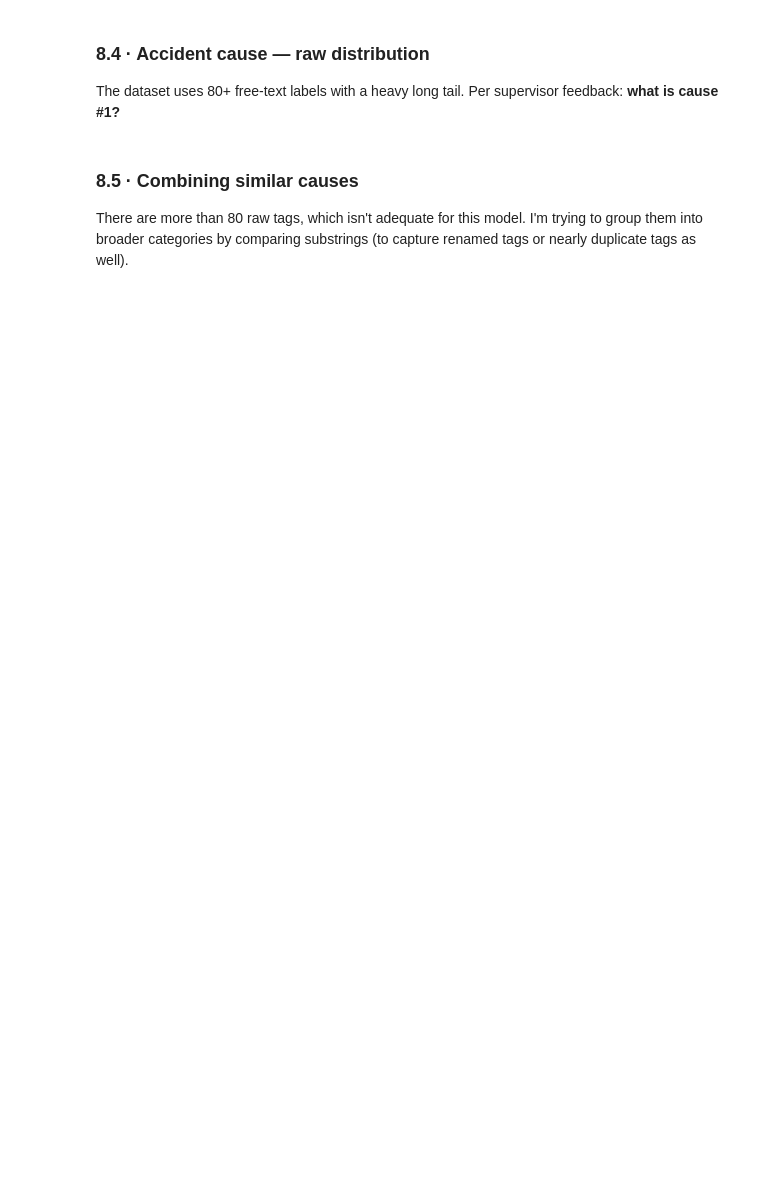
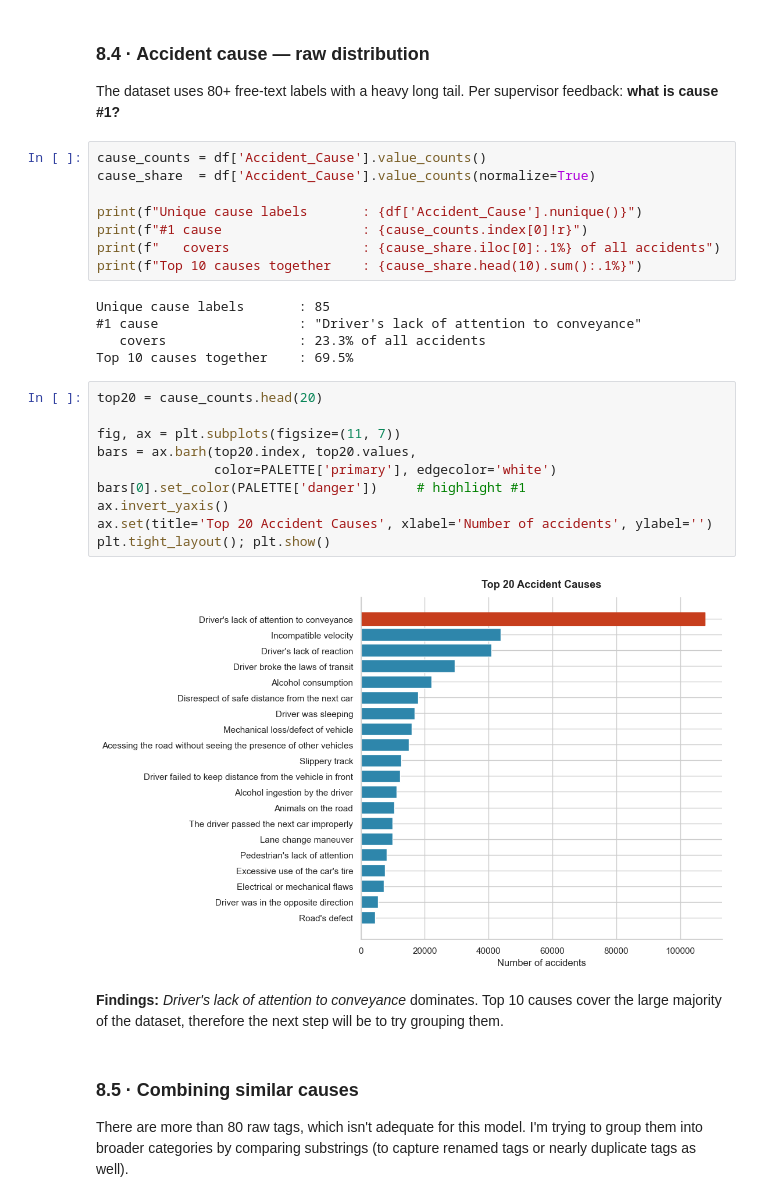
Before and after one commit to Aang1214/Dissertation, a Jupyter notebook: PollishedEDA.ipynb, the cells around one changed output. Cells and saved outputs as stored; diff of their text form; blank space fills up the shorter version.

```diff
--- a/PollishedEDA.ipynb
+++ b/PollishedEDA.ipynb
@@ -71,6 +327,33 @@ Two consistency checks:
 ### 8.4 · Accident cause — raw distribution
 
 The dataset uses 80+ free-text labels with a heavy long tail. Per supervisor feedback: **what is cause #1?**
+# %%
+cause_counts = df['Accident_Cause'].value_counts()
+cause_share  = df['Accident_Cause'].value_counts(normalize=True)
+
+print(f"Unique cause labels       : {df['Accident_Cause'].nunique()}")
+print(f"#1 cause                  : {cause_counts.index[0]!r}")
+print(f"   covers                 : {cause_share.iloc[0]:.1%} of all accidents")
+print(f"Top 10 causes together    : {cause_share.head(10).sum():.1%}")
+# %% [output]
+Unique cause labels       : 85
+#1 cause                  : "Driver's lack of attention to conveyance"
+   covers                 : 23.3% of all accidents
+Top 10 causes together    : 69.5%
+# %%
+top20 = cause_counts.head(20)
+
+fig, ax = plt.subplots(figsize=(11, 7))
+bars = ax.barh(top20.index, top20.values,
+               color=PALETTE['primary'], edgecolor='white')
+bars[0].set_color(PALETTE['danger'])     # highlight #1
+ax.invert_yaxis()
+ax.set(title='Top 20 Accident Causes', xlabel='Number of accidents', ylabel='')
+plt.tight_layout(); plt.show()
+# %% [output]
+[figure, added]
+# %% [markdown]
+**Findings:** *Driver's lack of attention to conveyance* dominates. Top 10 causes cover the large majority of the dataset, therefore the next step will be to try grouping them.
 # %% [markdown]
 ### 8.5 · Combining similar causes
 
```
Also changed, not shown: parts of 17 cells of this notebook.
